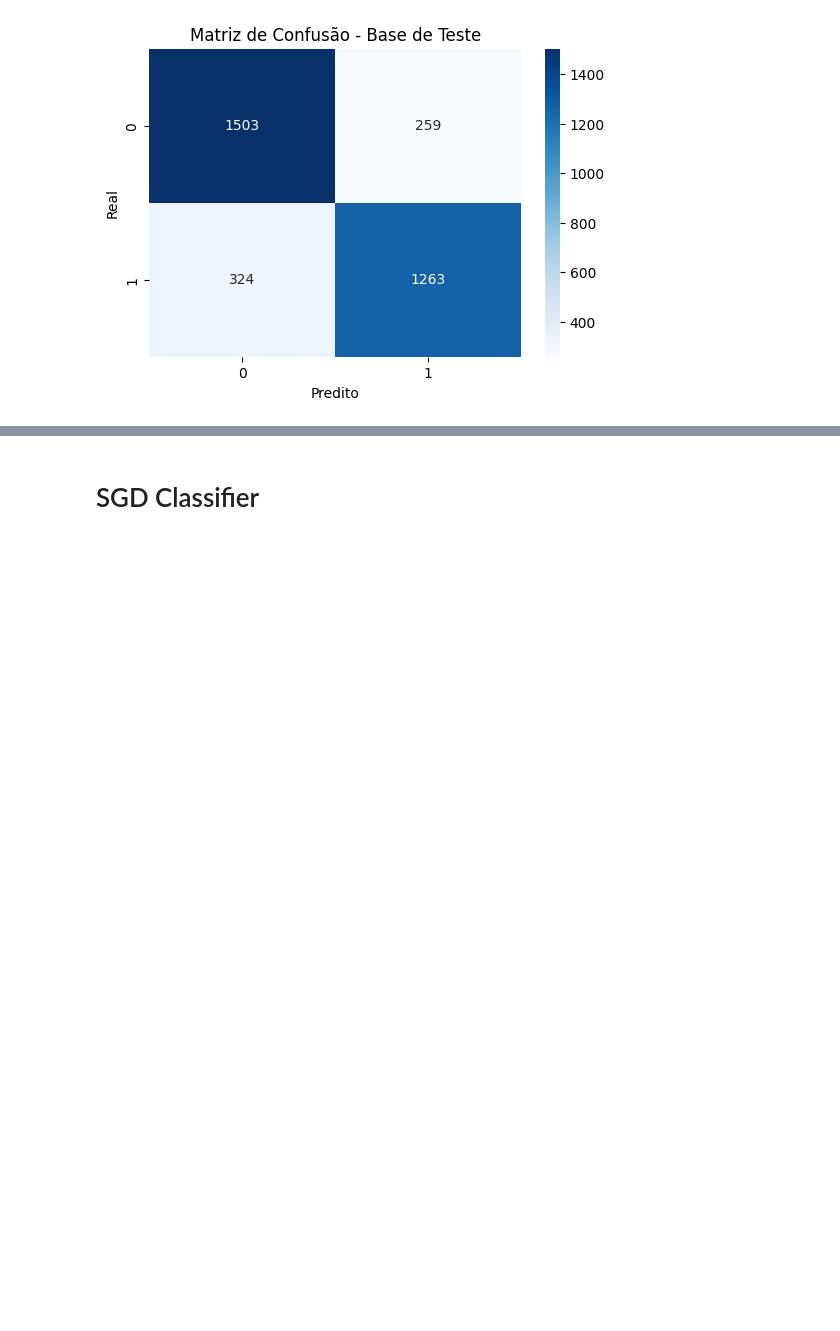
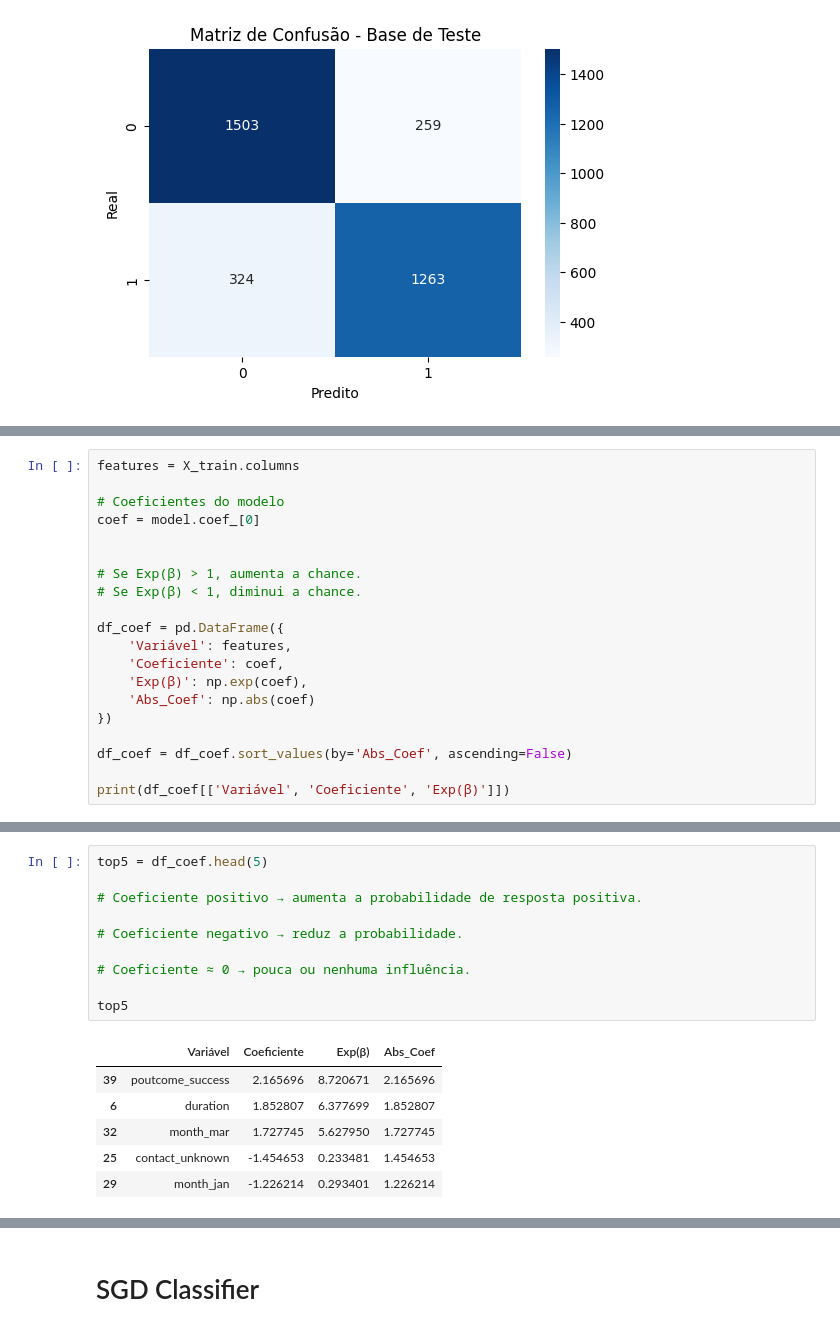
Before and after one commit to GuilhermeCastillo/desafio-gdia-backend, a Jupyter notebook: notebooks/Desafio_GuilhermeCastilho.ipynb, the cells around one changed output, grey strips where cells are left out. Saved outputs shown, nothing was run; the diff lists cells and outputs as text; blank space fills up the shorter version.

```diff
--- a/notebooks/Desafio_GuilhermeCastilho.ipynb
+++ b/notebooks/Desafio_GuilhermeCastilho.ipynb
@@ -323,0 +330,20 @@ plt.show()
+# %%
+features = X_train.columns
+
+# Coeficientes do modelo
+coef = model.coef_[0]
+
+
+# Se Exp(β) > 1, aumenta a chance.
+# Se Exp(β) < 1, diminui a chance.
+
+df_coef = pd.DataFrame({
+    'Variável': features,
+    'Coeficiente': coef,
+    'Exp(β)': np.exp(coef),
+    'Abs_Coef': np.abs(coef)
+})
+
+df_coef = df_coef.sort_values(by='Abs_Coef', ascending=False)
+
+print(df_coef[['Variável', 'Coeficiente', 'Exp(β)']])
@@ -323,0 +368,17 @@ plt.show()
+# %%
+top5 = df_coef.head(5)
+
+# Coeficiente positivo → aumenta a probabilidade de resposta positiva.
+
+# Coeficiente negativo → reduz a probabilidade.
+
+# Coeficiente ≈ 0 → pouca ou nenhuma influência.
+
+top5
+# %% [output]
+|  | Variável | Coeficiente | Exp(β) | Abs_Coef |
+| 39 | poutcome_success | 2.165696 | 8.720671 | 2.165696 |
+| 6 | duration | 1.852807 | 6.377699 | 1.852807 |
+| 32 | month_mar | 1.727745 | 5.627950 | 1.727745 |
+| 25 | contact_unknown | -1.454653 | 0.233481 | 1.454653 |
+| 29 | month_jan | -1.226214 | 0.293401 | 1.226214 |
```
Also changed, not shown: parts of 4 cells of this notebook.
